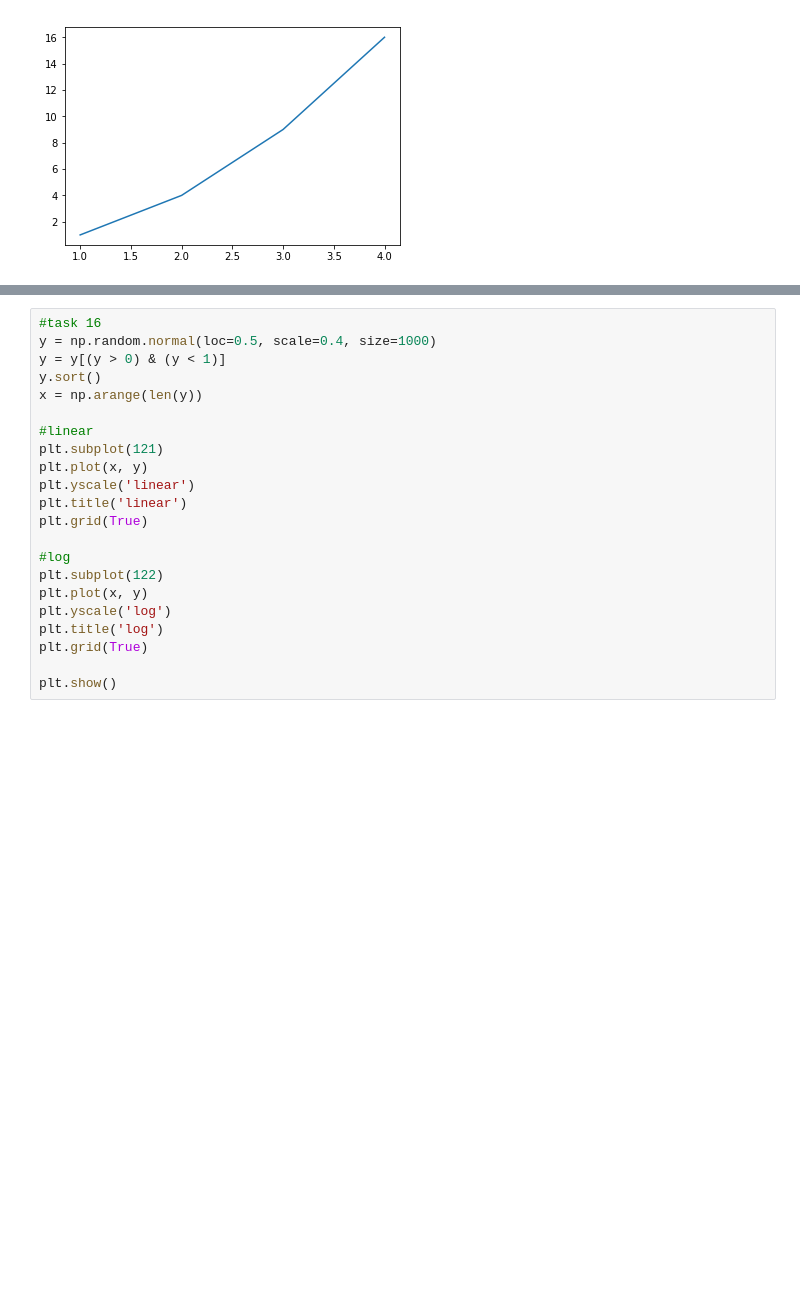
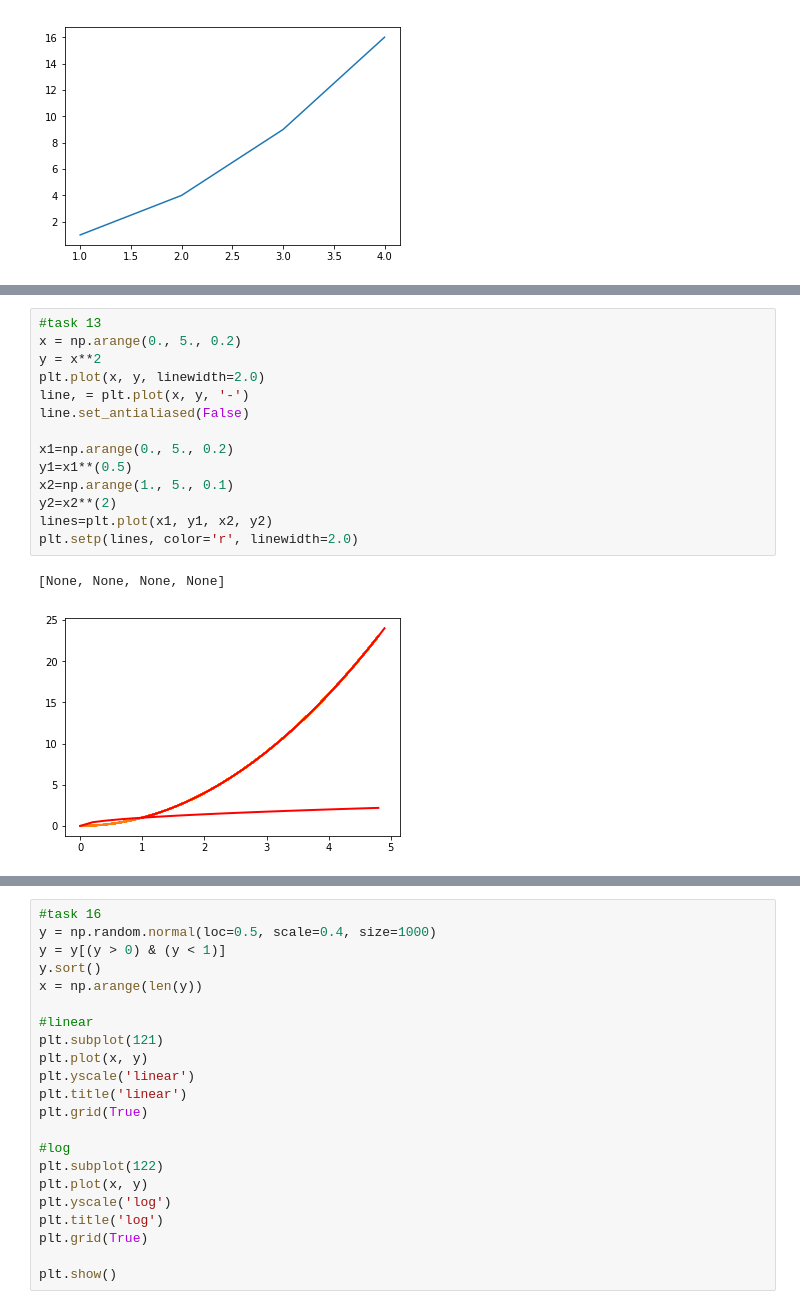
Before and after one commit to polilog/PythonLabs, a Jupyter notebook: lab1.ipynb, the cells around one changed output, grey strips where cells are left out. Cells and saved outputs as stored; diff of their text form; blank space fills up the shorter version.

```diff
--- a/lab1.ipynb
+++ b/lab1.ipynb
@@ -327,0 +331,17 @@ TypeError: unsupported operand type(s) for -: 'str' and 'float'
+# %%
+#task 13
+x = np.arange(0., 5., 0.2)
+y = x**2
+plt.plot(x, y, linewidth=2.0)
+line, = plt.plot(x, y, '-')
+line.set_antialiased(False)
+
+x1=np.arange(0., 5., 0.2)
+y1=x1**(0.5)
+x2=np.arange(1., 5., 0.1)
+y2=x2**(2)
+lines=plt.plot(x1, y1, x2, y2)
+plt.setp(lines, color='r', linewidth=2.0)
+# %% [output]
+[None, None, None, None]
+[figure, added]
```
Also changed, not shown: parts of 6 cells of this notebook, 2 other files.
